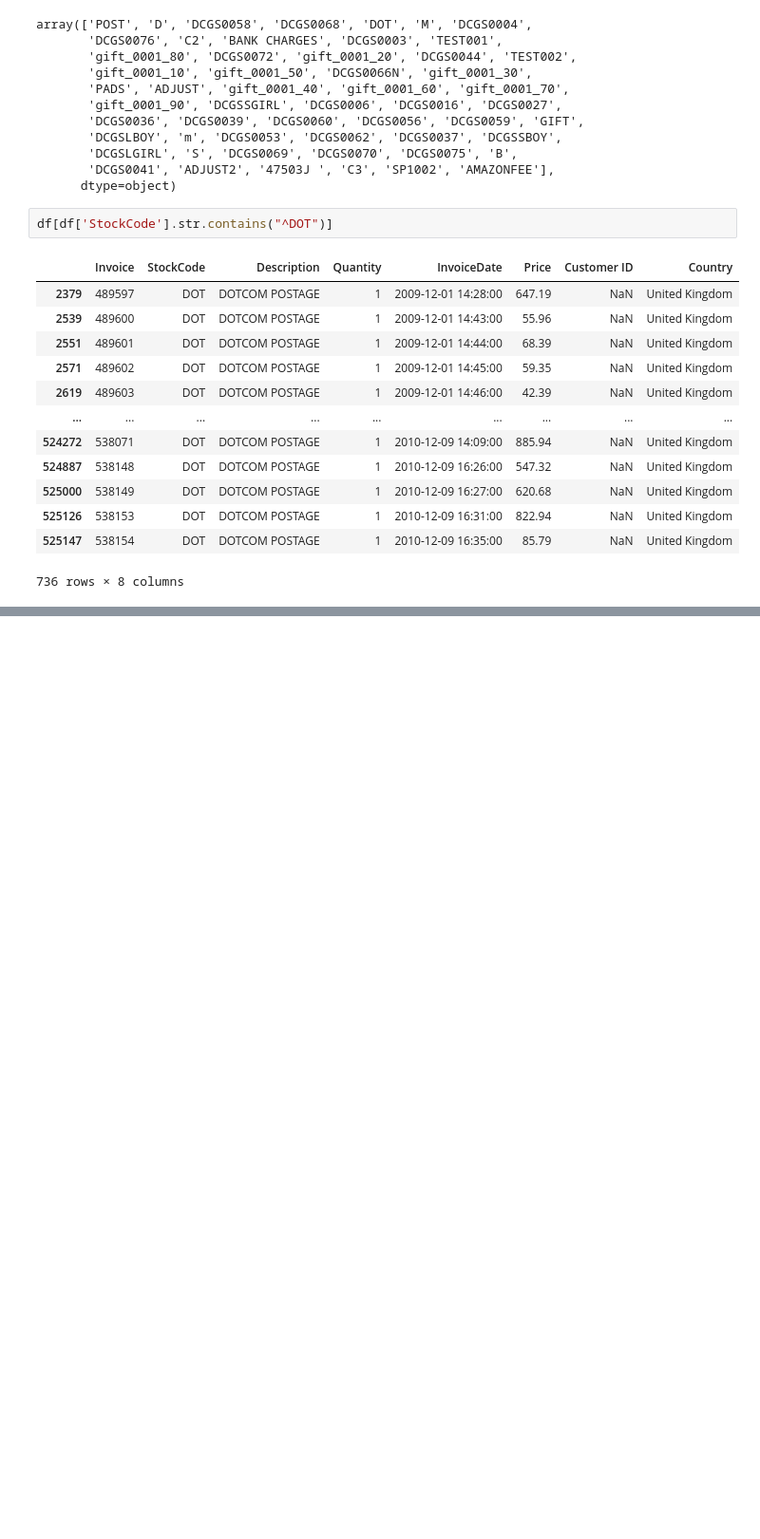
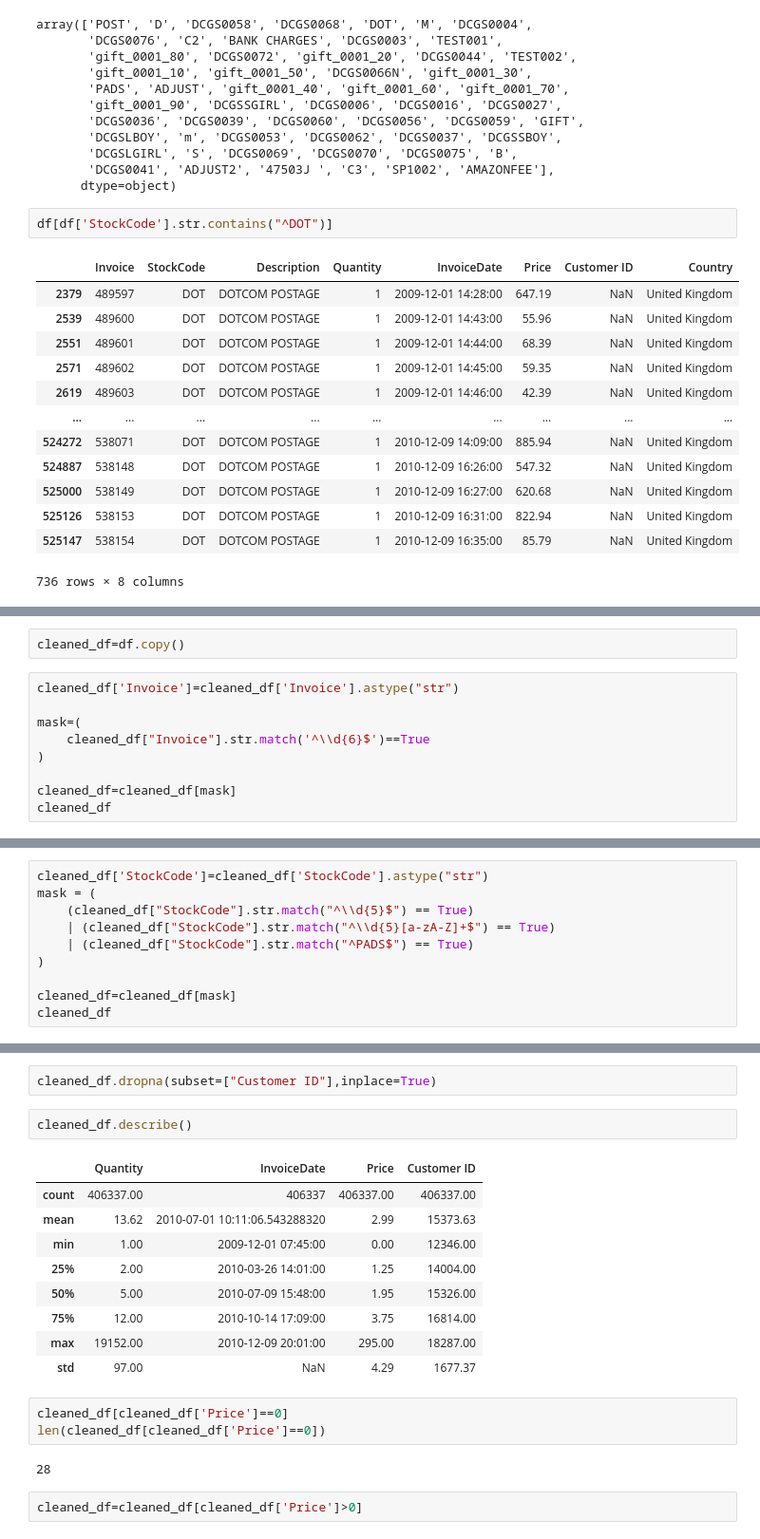
Before and after one commit to AvirukthGT/OnlineSalesAnalytics, a Jupyter notebook: Retail_data_clustering.ipynb, the cells around one changed output, grey strips where cells are left out. Shown: that part at 95% size. Saved outputs shown, nothing was run; the diff lists cells and outputs as text; blank space fills up the shorter version.

```diff
--- a/Retail_data_clustering.ipynb
+++ b/Retail_data_clustering.ipynb
@@ -168,0 +174,11 @@ df[df['StockCode'].str.contains("^DOT")]
+# %%
+cleaned_df=df.copy()
+# %%
+cleaned_df['Invoice']=cleaned_df['Invoice'].astype("str")
+
+mask=(
+    cleaned_df["Invoice"].str.match('^\\d{6}$')==True
+)
+
+cleaned_df=cleaned_df[mask]
+cleaned_df
@@ -168,0 +199,10 @@ df[df['StockCode'].str.contains("^DOT")]
+# %%
+cleaned_df['StockCode']=cleaned_df['StockCode'].astype("str")
+mask = (
+    (cleaned_df["StockCode"].str.match("^\\d{5}$") == True)
+    | (cleaned_df["StockCode"].str.match("^\\d{5}[a-zA-Z]+$") == True)
+    | (cleaned_df["StockCode"].str.match("^PADS$") == True)
+)
+
+cleaned_df=cleaned_df[mask]
+cleaned_df
@@ -168,0 +223,21 @@ df[df['StockCode'].str.contains("^DOT")]
+# %%
+cleaned_df.dropna(subset=["Customer ID"],inplace=True)
+# %%
+cleaned_df.describe()
+# %% [output]
+|  | Quantity | InvoiceDate | Price | Customer ID |
+| count | 406337.00 | 406337 | 406337.00 | 406337.00 |
+| mean | 13.62 | 2010-07-01 10:11:06.543288320 | 2.99 | 15373.63 |
+| min | 1.00 | 2009-12-01 07:45:00 | 0.00 | 12346.00 |
+| 25% | 2.00 | 2010-03-26 14:01:00 | 1.25 | 14004.00 |
+| 50% | 5.00 | 2010-07-09 15:48:00 | 1.95 | 15326.00 |
+| 75% | 12.00 | 2010-10-14 17:09:00 | 3.75 | 16814.00 |
+| max | 19152.00 | 2010-12-09 20:01:00 | 295.00 | 18287.00 |
+| std | 97.00 | NaN | 4.29 | 1677.37 |
+# %%
+cleaned_df[cleaned_df['Price']==0]
+len(cleaned_df[cleaned_df['Price']==0])
+# %% [output]
+28
+# %%
+cleaned_df=cleaned_df[cleaned_df['Price']>0]
```
Also changed, not shown: parts of 9 cells of this notebook.
